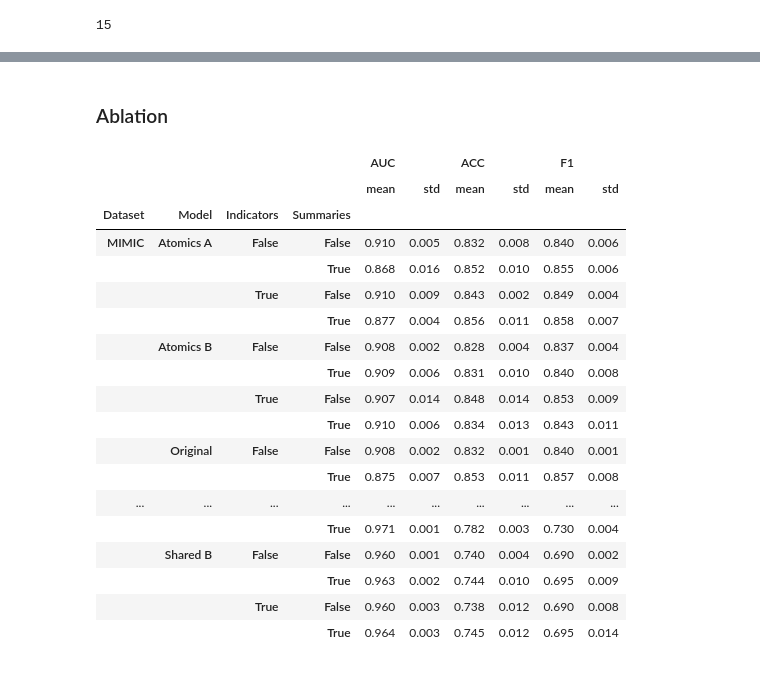
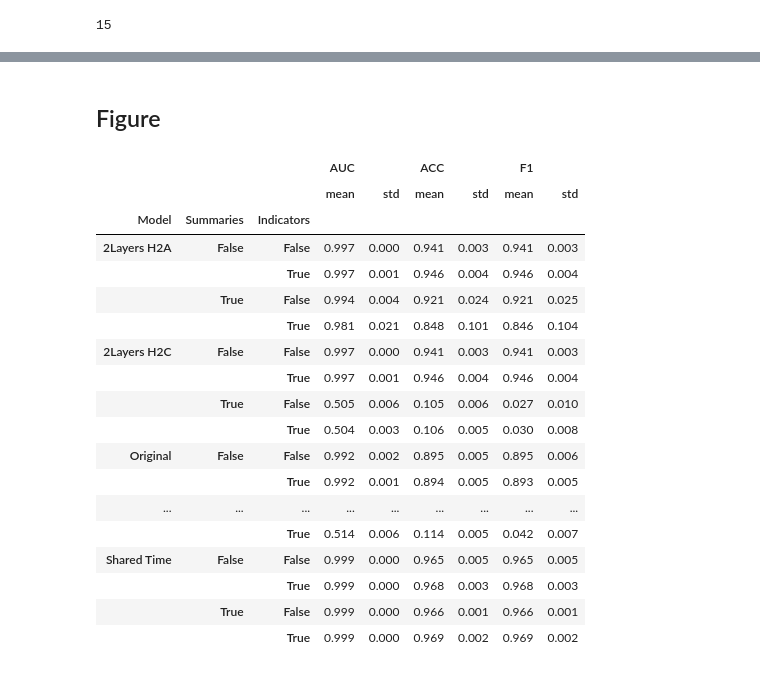
Before and after one commit to KevinArmbruster/optimal-summaries-public, a Jupyter notebook: scripts/combine_results_ablation.ipynb, the cells around one changed output, grey strips where cells are left out. Cells and saved outputs as stored; diff of their text form; code cells hidden in the pictures.

```diff
--- a/scripts/combine_results_ablation.ipynb
+++ b/scripts/combine_results_ablation.ipynb
@@ -26,8 +26,9 @@ len(result_dfs)
 # %%
 pd.set_option('display.max_rows', None)
 pd.set_option('display.max_columns', None)
+pd.set_option('display.max_colwidth', None)
 # %%
 combined_df = pd.concat(result_dfs, ignore_index=True)
 combined_df = combined_df[combined_df["Split"] == "test"].drop(columns=["Split"])
 combined_df["Dataset"] = combined_df["Dataset"].replace({"mimic": "MIMIC", "spoken_arabic_digits": "SpokenArabicDigits", "tiselac": "Tiselac"})
-combined_df["Model"] = combined_df["Model"].replace({"atomics_sum2atomics_False": "Atomics A", "atomics_sum2atomics_True": "Atomics B", "original": "Original", "shared_encode_time_dim_False": "Shared A", "shared_encode_time_dim_True": "Shared B"})
+combined_df["Model"] = combined_df["Model"].replace({"atomics_sum2atomics_False": "2Layers H2C", "atomics_sum2atomics_True": "2Layers H2A", "original": "Original", "shared_encode_time_dim_False": "Shared Time", "shared_encode_time_dim_True": "Shared Feature"})
@@ -34,32 +148,31 @@ combined_df["Model"] = combined_df["Model"].replace({"atomics_sum2atomics_False"
 # %% [markdown]
-### Ablation
+## Figure
 # %%
 # Model,Indicators,Summaries,Dataset,Seed,Split,AUC,ACC,F1,Cutoff,Lower threshold,Upper threshold
-per_set = combined_df.drop(columns=['Seed', "Cutoff", "Lower threshold", "Upper threshold"]).groupby(["Dataset", "Model", "Indicators", "Summaries"]).agg(["mean", "std"]).round(3)
 
-with open('ablation_per_dataset.tex', 'w') as f:
-    tex = per_set.to_latex(escape=True, float_format="{:.2%}".format)
-    tex = tex.replace('%', r'\%')
-    f.write(tex)
+dataset = "SpokenArabicDigits" # Tiselac MIMIC SpokenArabicDigits
+per_set = combined_df[(combined_df["Dataset"] == dataset)]
+per_set = per_set.drop(columns=['Seed', "Cutoff", "Lower threshold", "Upper threshold", "Dataset"]).groupby(["Model", "Summaries", "Indicators"]).agg(["mean", "std"]).round(3)
+
 
 per_set
 # %% [output]
-|  |  |  |  | AUC |  | ACC |  | F1 |  |
-|  |  |  |  | mean | std | mean | std | mean | std |
-| Dataset | Model | Indicators | Summaries |  |  |  |  |  |  |
-| MIMIC | Atomics A | False | False | 0.910 | 0.005 | 0.832 | 0.008 | 0.840 | 0.006 |
-|  |  |  | True | 0.868 | 0.016 | 0.852 | 0.010 | 0.855 | 0.006 |
-|  |  | True | False | 0.910 | 0.009 | 0.843 | 0.002 | 0.849 | 0.004 |
-|  |  |  | True | 0.877 | 0.004 | 0.856 | 0.011 | 0.858 | 0.007 |
-|  | Atomics B | False | False | 0.908 | 0.002 | 0.828 | 0.004 | 0.837 | 0.004 |
-|  |  |  | True | 0.909 | 0.006 | 0.831 | 0.010 | 0.840 | 0.008 |
-|  |  | True | False | 0.907 | 0.014 | 0.848 | 0.014 | 0.853 | 0.009 |
-|  |  |  | True | 0.910 | 0.006 | 0.834 | 0.013 | 0.843 | 0.011 |
-|  | Original | False | False | 0.908 | 0.002 | 0.832 | 0.001 | 0.840 | 0.001 |
-|  |  |  | True | 0.875 | 0.007 | 0.853 | 0.011 | 0.857 | 0.008 |
-| ... | ... | ... | ... | ... | ... | ... | ... | ... | ... |
-|  |  |  | True | 0.971 | 0.001 | 0.782 | 0.003 | 0.730 | 0.004 |
-|  | Shared B | False | False | 0.960 | 0.001 | 0.740 | 0.004 | 0.690 | 0.002 |
-|  |  |  | True | 0.963 | 0.002 | 0.744 | 0.010 | 0.695 | 0.009 |
-|  |  | True | False | 0.960 | 0.003 | 0.738 | 0.012 | 0.690 | 0.008 |
-|  |  |  | True | 0.964 | 0.003 | 0.745 | 0.012 | 0.695 | 0.014 |
+|  |  |  | AUC |  | ACC |  | F1 |  |
+|  |  |  | mean | std | mean | std | mean | std |
+| Model | Summaries | Indicators |  |  |  |  |  |  |
+| 2Layers H2A | False | False | 0.997 | 0.000 | 0.941 | 0.003 | 0.941 | 0.003 |
+|  |  | True | 0.997 | 0.001 | 0.946 | 0.004 | 0.946 | 0.004 |
+|  | True | False | 0.994 | 0.004 | 0.921 | 0.024 | 0.921 | 0.025 |
+|  |  | True | 0.981 | 0.021 | 0.848 | 0.101 | 0.846 | 0.104 |
+| 2Layers H2C | False | False | 0.997 | 0.000 | 0.941 | 0.003 | 0.941 | 0.003 |
+|  |  | True | 0.997 | 0.001 | 0.946 | 0.004 | 0.946 | 0.004 |
+|  | True | False | 0.505 | 0.006 | 0.105 | 0.006 | 0.027 | 0.010 |
+|  |  | True | 0.504 | 0.003 | 0.106 | 0.005 | 0.030 | 0.008 |
+| Original | False | False | 0.992 | 0.002 | 0.895 | 0.005 | 0.895 | 0.006 |
+|  |  | True | 0.992 | 0.001 | 0.894 | 0.005 | 0.893 | 0.005 |
+| ... | ... | ... | ... | ... | ... | ... | ... | ... |
+|  |  | True | 0.514 | 0.006 | 0.114 | 0.005 | 0.042 | 0.007 |
+| Shared Time | False | False | 0.999 | 0.000 | 0.965 | 0.005 | 0.965 | 0.005 |
+|  |  | True | 0.999 | 0.000 | 0.968 | 0.003 | 0.968 | 0.003 |
+|  | True | False | 0.999 | 0.000 | 0.966 | 0.001 | 0.966 | 0.001 |
+|  |  | True | 0.999 | 0.000 | 0.969 | 0.002 | 0.969 | 0.002 |
```
Also changed, not shown: parts of 7 cells of this notebook, 25 other files.
